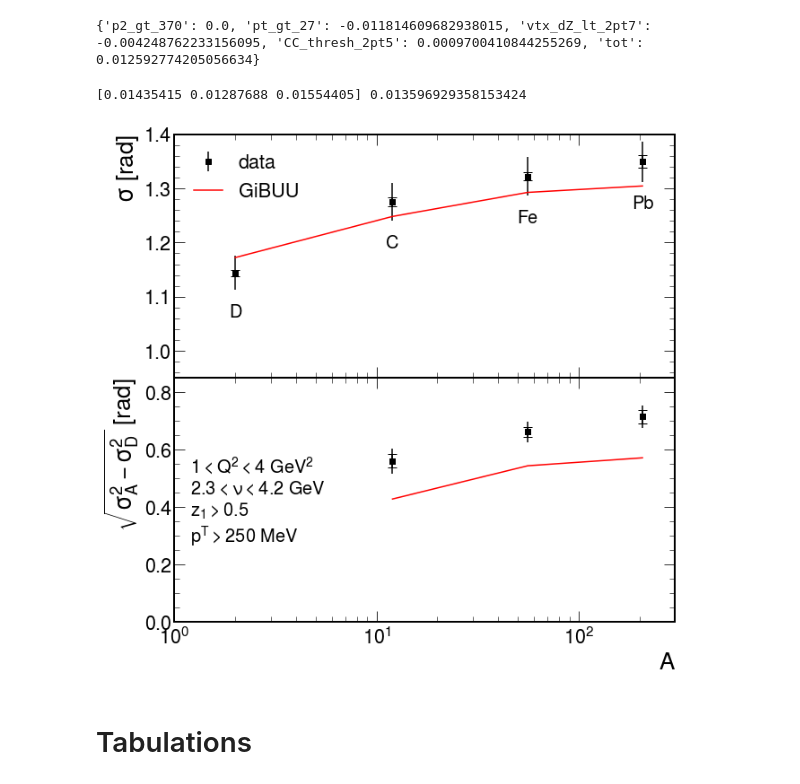
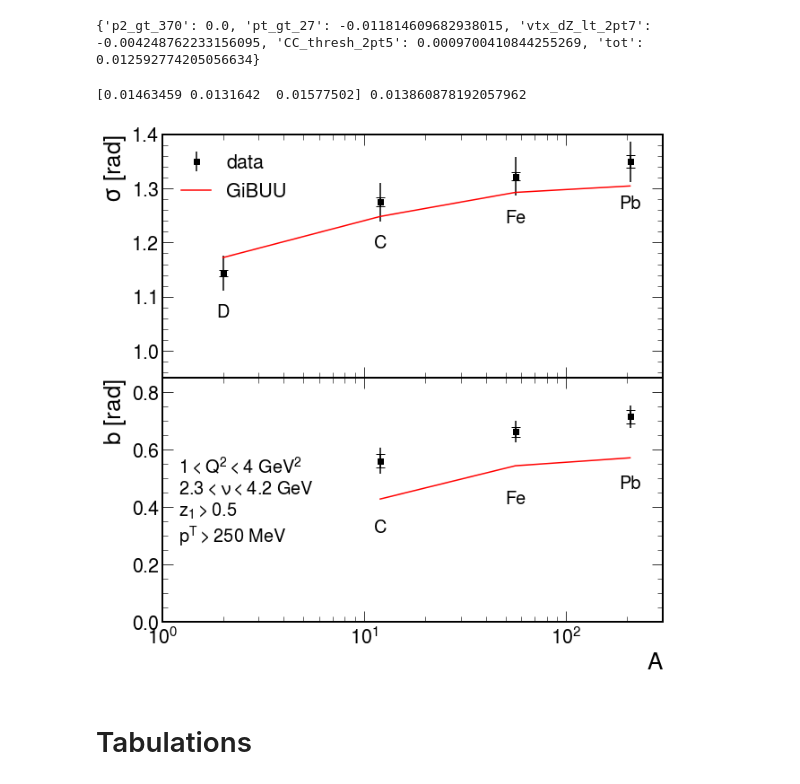
Before and after one commit to smoranvas/di-hadron, a Jupyter notebook: DipionFollowup.ipynb, the cells around one changed output. Saved outputs shown, nothing was run; the diff lists cells and outputs as text; code cells hidden in the pictures.

Commit message:
fixed bug in error propogation to widths

```diff
--- a/DipionFollowup.ipynb
+++ b/DipionFollowup.ipynb
@@ -535,18 +535,20 @@ def get_values(slicevar='drap', slicevartex='\Delta Y', slicebins=(-1,0,1,2,3),
                     qtrig += " and " + pThetaCuts_trig + f" and  h1_cm_pt > {pT1min}"
                 N1 = len(dfs_trigger["GiBUU_"+A+GiBUU_suffix].query(qtrig))
                 y = N2/N1/dx/2
+                dy=y*np.sqrt(1/N2+1/N1)
+
                 #print(N1, N2)
                 if A=="D":
                     integral_GiBUU_D=sum(y)*dx*2
 
                 y/=integral_GiBUU_D
-
+                dy/=integral_GiBUU_D
                 if A=="D" or "D_" in A:
                     GiBUU_D = pd.Series(y)
                 R_GiBUU = y/GiBUU_D
 
                 tmp = A + "_fine" if useFinerBinning else A
-                GiBUU[k][tmp] = pd.DataFrame(dict(C=y, R=y/GiBUU_D,
+                GiBUU[k][tmp] = pd.DataFrame(dict(C=y,dCstat=dy, R=y/GiBUU_D,
                                                 phi=x,
                                                  phi_low=bins[:-1], phi_up=bins[1:]))
 
@@ -1051,7 +1104,7 @@ for i in range(3):
             dystat = df.dCstat
             # do not include the systematics from cuts for the correlation funcs
             # instead these will be added in later
-            dytot= np.sqrt(df.dCstat**2+df.dCsyst**2-df.dCsyst_cuts**2)
+            dytot= np.sqrt(df.dCstat**2+df.dCsyst**2-df.dCsyst_cuts**2-df.dCsyst_mix**2)
             phi=df.phi
             #print(y, dy, phi)
             binwidth=(-phi[:-1]+phi[1:])
@@ -1183,7 +1236,7 @@ for i in range(3):
         data_broadenings[A,key]=pd.DataFrame(dict(b=y, dbstat=dbstat, dbsyst=dbsyst))
     print("chi2=", chi2_for_key,"   ndof=", 3*(len(y)-1), chi2.cdf(chi2_for_key,3*(len(y)-1)))
 axs['widths'][0].set_ylabel("$\sigma$ [rad]", fontsize=fontsize)
-axs['diffwidths'][0].set_ylabel("$\\sqrt{\\sigma^2_A-\\sigma^2_D}$ [rad]", fontsize=fontsize)
+axs['diffwidths'][0].set_ylabel("$b$ [rad]", fontsize=fontsize)
 axs['integrals'][0].set_ylabel("integral", fontsize=fontsize)
 
 for axlist in axs['widths'], axs['diffwidths'], axs['integrals']:
@@ -1355,39 +1408,43 @@ curve=plt.plot(As[1:], diff_widths_GiBUU, color='r', label='GiBUU')
 #plt.errorbar(As, widths,dwidths_tot, marker='o', linestyle='', color='k')
 plt.xscale('log')
 plt.xlabel('A')
-plt.ylabel('$\\sqrt{\\sigma_A^2-\\sigma_D^2}$ [rad]')
+plt.ylabel('$b$ [rad]')
 plt.ylim(0,0.85)
 plt.xlim(1, 300)
 plt.subplots_adjust(hspace=0)
 
 for A,lbl,y  in zip(As, "D C Fe Pb".split(), widths-dwidths_tot):
     #y=(widths-dwidths_tot)[0]
     axs[0].text(A, y-.05,lbl,horizontalalignment="center", fontsize=fontsize)
+
+for A,lbl,y  in zip(As[1:], "C Fe Pb".split(), diff_widths):
+    #y=(widths-dwidths_tot)[0]
+    axs[1].text(A, y-.25,lbl,horizontalalignment="center", fontsize=fontsize)
 
 cuts_txt="$1<Q^2<4$ GeV$^2$\n"+\
                       "$2.3<\\nu<4.2$ GeV\n"+\
                       "$z_1>0.5$\n"+\
                       ("$p^T>250$ MeV\n")
 axs[1].text(1.2, 0.2, cuts_txt, fontsize=fontsize)
 #print(list(eb))
 #print(curve)
 axs[0].legend(handles=[eb,curve[0]], framealpha=0)
 plt.savefig("/home/sebouh/Documents/Overleaf_git/CorrPaper/figures/widths_1d.pdf")
 plt.savefig("/home/sebouh/Documents/Overleaf_git/Dihadron2D_AN/figures/results/main/widths_1d.pdf")
 plt.show()
 
 for i, A in enumerate("D C Fe Pb".split()):
     data_widths[A,'all']=pd.DataFrame(dict(width=[widths[i]], dwidths_stat=[dwidths_stat[i]],
                                                 dwidths_syst=[np.sqrt(dwidths_tot**2-dwidths_stat**2)[i]]))
 
 
 
 for i, A in enumerate("C Fe Pb".split()):
     data_broadenings[A,'all']=pd.DataFrame(dict(b=[diff_widths[i]], dbstat=[dbroad_stat[i]],
                                                 dbsyst=[np.sqrt(dbroad_tot**2-dbroad_stat**2)[i]]))
 # %% [output]
-[0.01435415 0.01287688 0.01554405] 0.013596929358153424
+[0.01463459 0.0131642  0.01577502] 0.013860878192057962
-[figure, old version]
+[figure, new version]
 # %% [markdown]
 # Tabulations
 # %%
```
Also changed, not shown: parts of 10 cells of this notebook.
